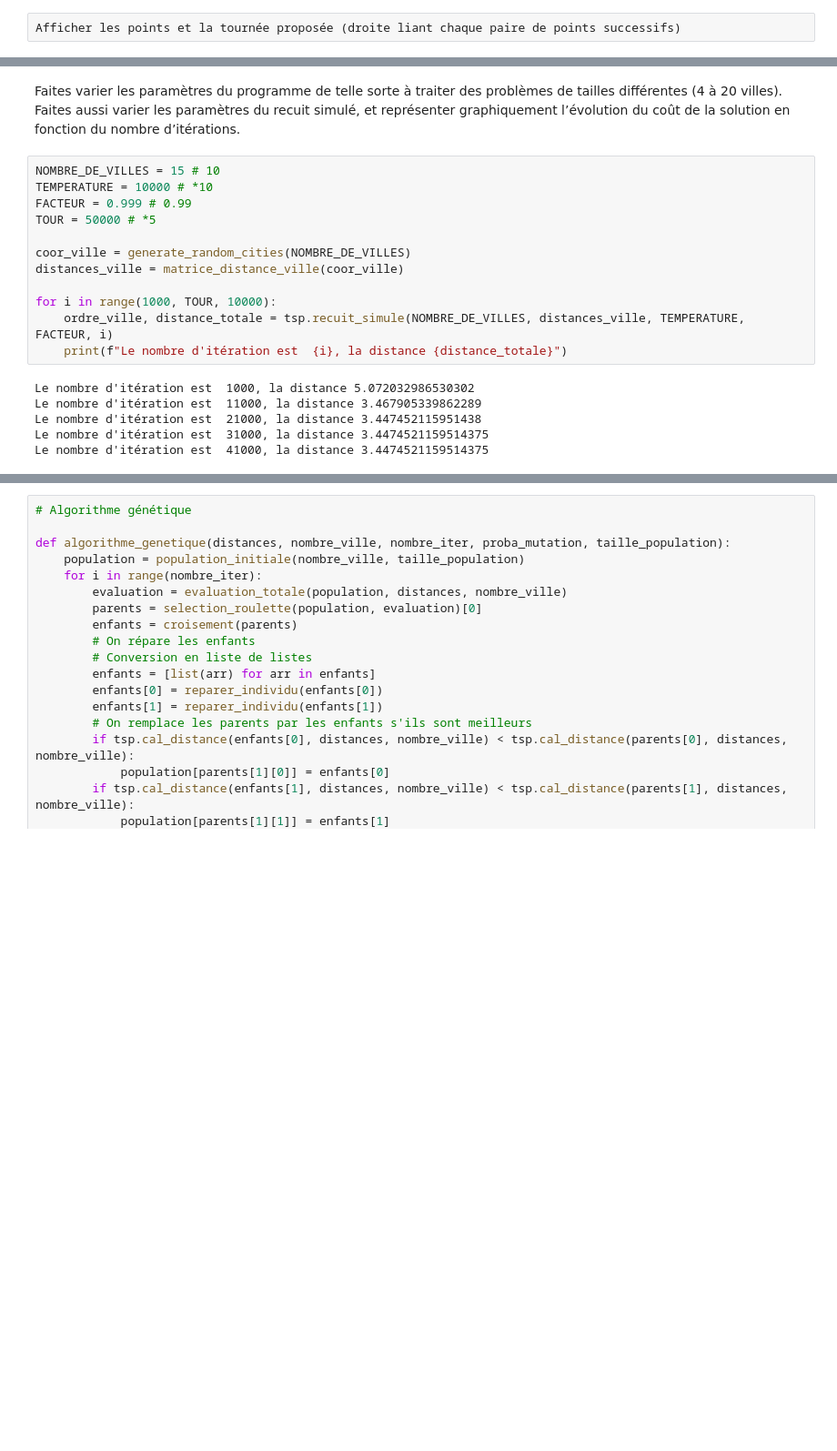
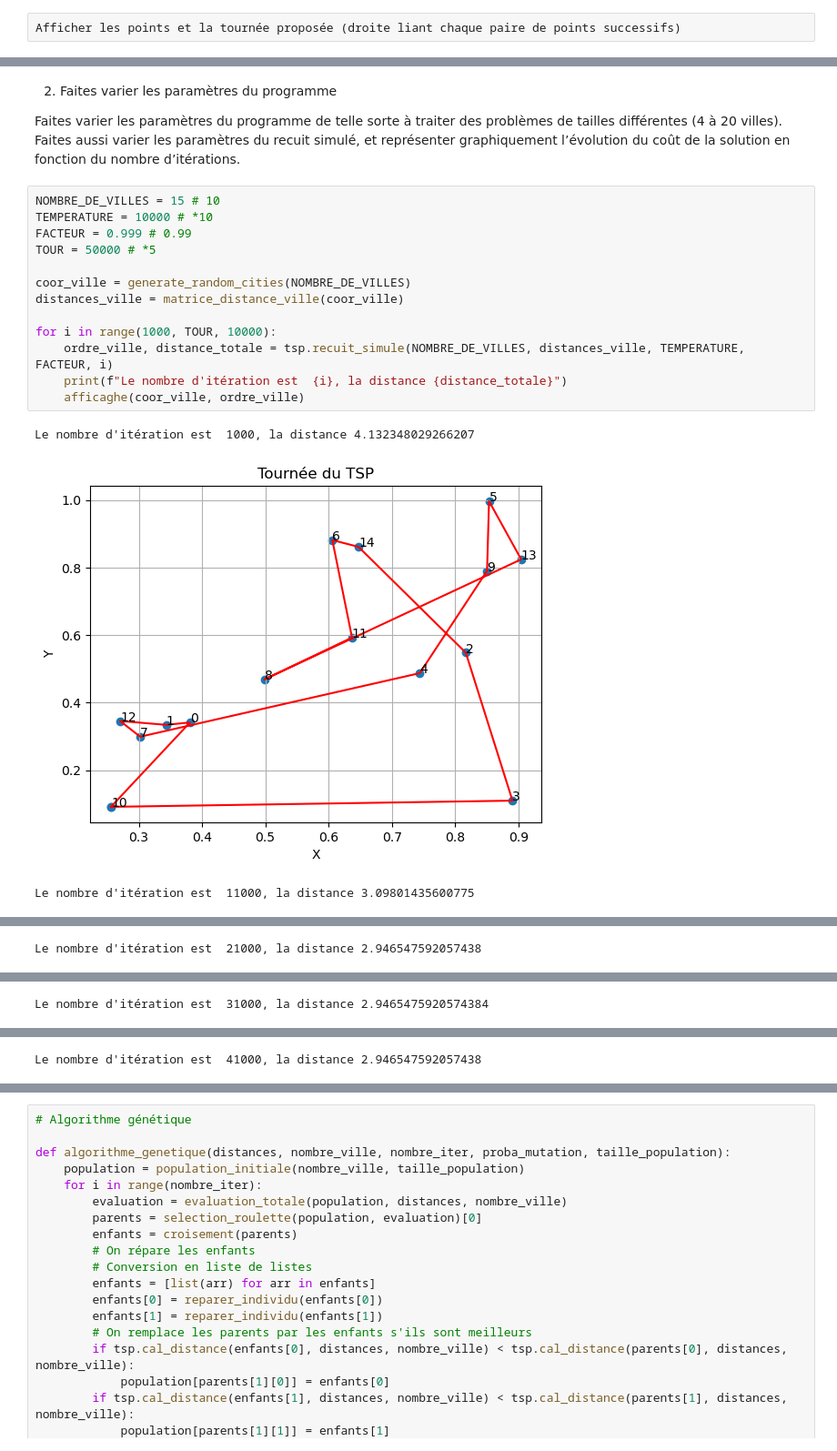
Before and after one commit to thibault-chausson/AI52-TP, a Jupyter notebook: TP3/TP3.ipynb, the cells around one changed output, grey strips where cells are left out. Shown: that part at 91% size. Saved outputs shown, nothing was run; the diff lists cells and outputs as text; blank space fills up the shorter version.

```diff
--- a/TP3/TP3.ipynb
+++ b/TP3/TP3.ipynb
@@ -133,20 +136,21 @@ afficaghe(coor_ville, ordre_ville)
 # %% [markdown]
+2. Faites varier les paramètres du programme
+
 Faites varier les paramètres du programme de telle sorte à traiter des problèmes de tailles différentes (4 à 20 villes). Faites aussi varier les paramètres du recuit simulé, et représenter graphiquement l’évolution du coût de la solution en fonction du nombre d’itérations.
 # %%
 NOMBRE_DE_VILLES = 15 # 10
 TEMPERATURE = 10000 # *10
 FACTEUR = 0.999 # 0.99
 TOUR = 50000 # *5
 
 coor_ville = generate_random_cities(NOMBRE_DE_VILLES)
 distances_ville = matrice_distance_ville(coor_ville)
 
 for i in range(1000, TOUR, 10000):
     ordre_ville, distance_totale = tsp.recuit_simule(NOMBRE_DE_VILLES, distances_ville, TEMPERATURE, FACTEUR, i)
     print(f"Le nombre d'itération est  {i}, la distance {distance_totale}")
+    afficaghe(coor_ville, ordre_ville)
 # %% [output]
-Le nombre d'itération est  1000, la distance 5.072032986530302
-Le nombre d'itération est  11000, la distance 3.467905339862289
-Le nombre d'itération est  21000, la distance 3.447452115951438
-Le nombre d'itération est  31000, la distance 3.4474521159514375
-Le nombre d'itération est  41000, la distance 3.4474521159514375
+Le nombre d'itération est  1000, la distance 4.132348029266207
+[figure, added]
+Le nombre d'itération est  11000, la distance 3.09801435600775
@@ -152,0 +158 @@ Le nombre d'itération est  41000, la distance 3.4474521159514375
+Le nombre d'itération est  21000, la distance 2.946547592057438
@@ -152,0 +160 @@ Le nombre d'itération est  41000, la distance 3.4474521159514375
+Le nombre d'itération est  31000, la distance 2.9465475920574384
@@ -152,0 +162 @@ Le nombre d'itération est  41000, la distance 3.4474521159514375
+Le nombre d'itération est  41000, la distance 2.946547592057438
```
Also changed, not shown: parts of 25 cells of this notebook, 28 other files.
